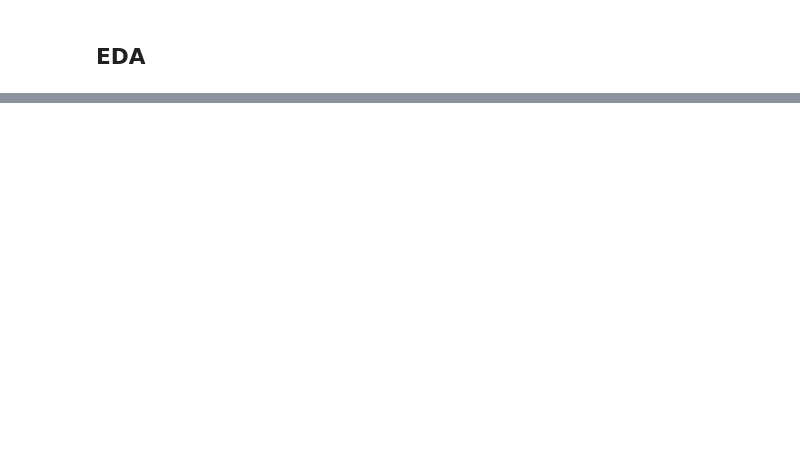
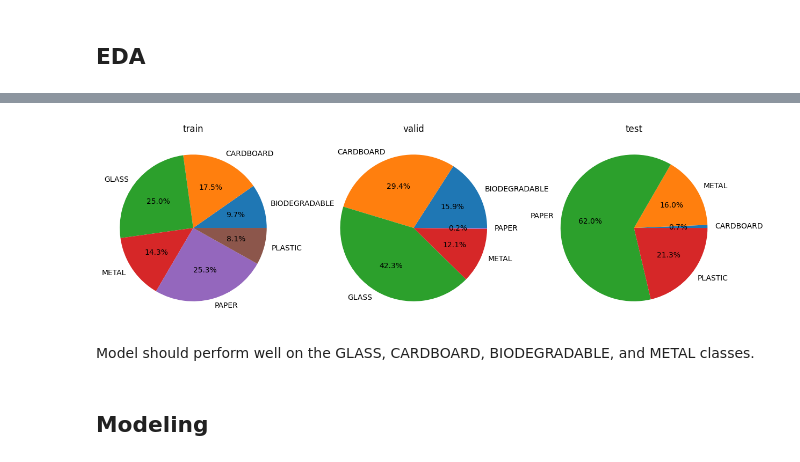
Before and after one commit to zy0531/EcoTrashAI, a Jupyter notebook: notebooks/garbage.ipynb, the cells around one changed output, grey strips where cells are left out. Cells and saved outputs as stored; diff of their text form; code cells hidden in the pictures; blank space fills up the shorter version.

```diff
--- a/notebooks/garbage.ipynb
+++ b/notebooks/garbage.ipynb
@@ -271,0 +171,31 @@ test_result = stw.workflow.evaluation_step(test_model, test_loader, loss_fn, met
+# %%
+def class_count(data_set, class_names):
+    class_count = {}
+    for img, label in data_set:
+        if label not in class_count:
+            class_count[label] = 0
+        class_count[label] += 1
+    for i in range(len(class_names)):
+        if i in class_count.keys():
+            class_count[class_names[i]] = class_count.pop(i)
+    return class_count
+# %%
+train_count = class_count(train_dataset, class_names)
+valid_count = class_count(valid_dataset, class_names)
+test_count = class_count(test_dataset, class_names)
+# %%
+def plot_pie_chart(data, ax, title):
+    ax.pie(data.values(), labels=data.keys(), autopct='%1.1f%%')
+    ax.set_title(title)
+# %%
+fig, ax = plt.subplots(1, 3, figsize=(15, 5))
+plot_pie_chart(train_count, ax[0], 'train')
+plot_pie_chart(valid_count, ax[1], 'valid')
+plot_pie_chart(test_count, ax[2], 'test')
+plt.show()
+# %% [output]
+[figure, added]
+# %% [markdown]
+Model should perform well on the GLASS, CARDBOARD, BIODEGRADABLE, and METAL classes.
+# %% [markdown]
+## Modeling
```
Also changed, not shown: parts of 62 cells of this notebook.
